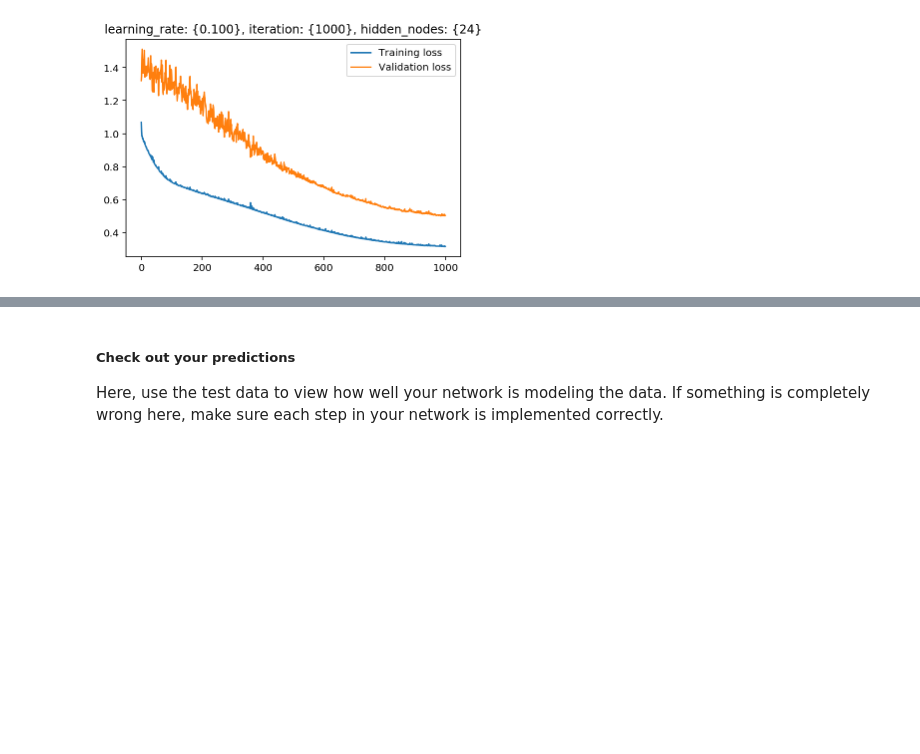
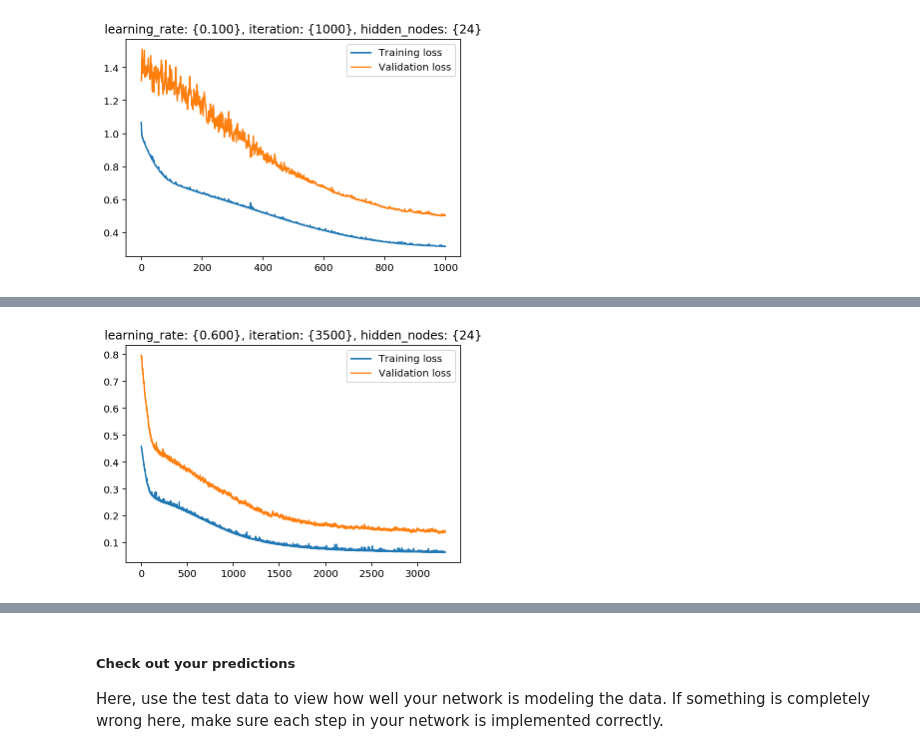
Before and after one commit to dxl0632/deeplearning_nd_udacity, a Jupyter notebook: first-neural-network/DLND Your first neural network.ipynb, the cells around one changed output, grey strips where cells are left out. Cells and saved outputs as stored; diff of their text form; code cells hidden in the pictures; blank space fills up the shorter version.

```diff
--- a/first-neural-network/DLND Your first neural network.ipynb
+++ b/first-neural-network/DLND Your first neural network.ipynb
@@ -419,0 +422,9 @@ Progress: 99.9% ... Training loss: 0     ... Validation loss: 0
+# %%
+burn_in = 200
+plot_nn({"train": losses["train"][burn_in:],
+         "validation": losses["validation"][burn_in:]},
+         param={"iterations": iterations,
+                "learning_rate": learning_rate,
+                "hidden_nodes": 24})
+# %% [output]
+[figure, added]
```
Also changed, not shown: parts of 4 cells of this notebook, 1 other file.
